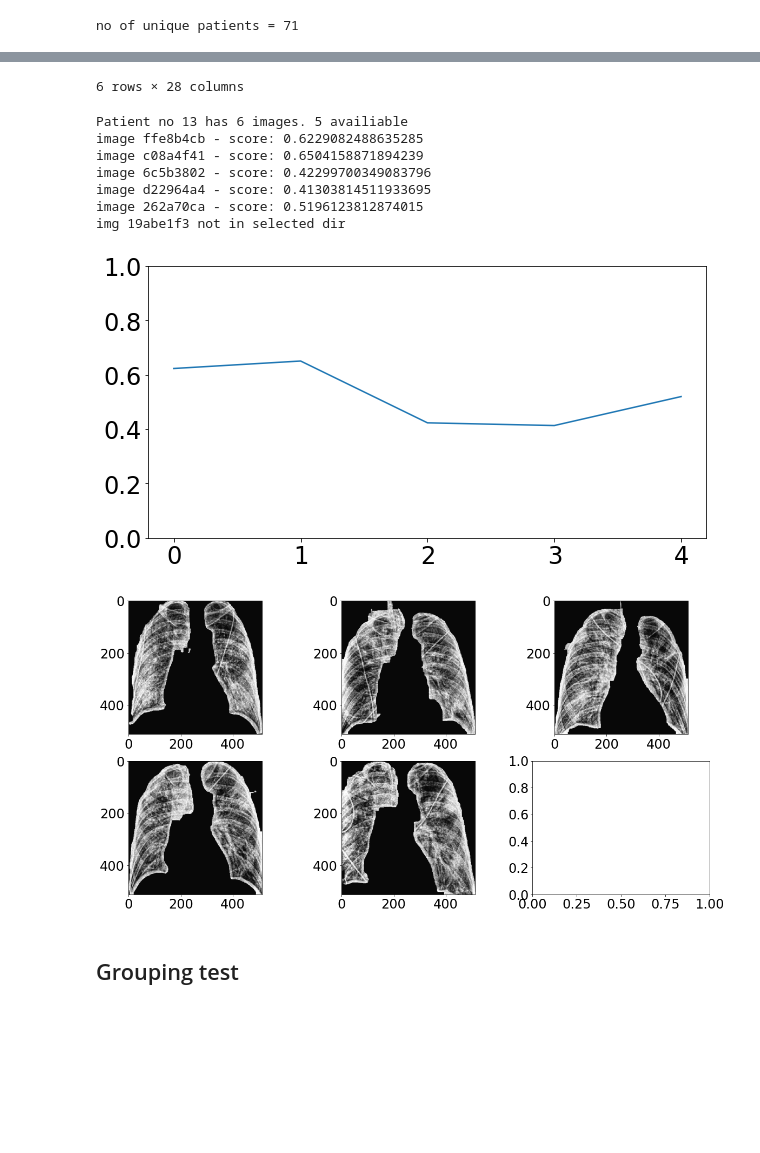
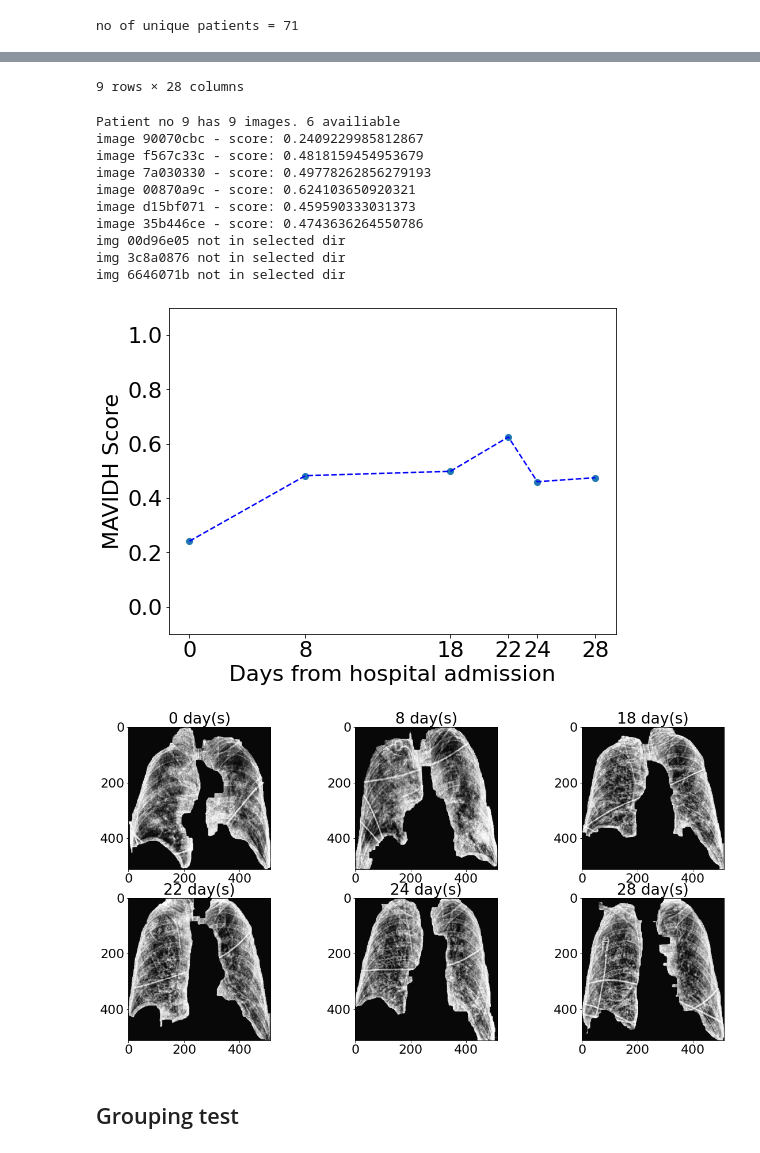
Before and after one commit to dougpsg/covid_mavidh_icufeatures_scoring, a Jupyter notebook: severity_scoring.ipynb, the cells around one changed output, grey strips where cells are left out. Cells and saved outputs as stored; diff of their text form; code cells hidden in the pictures; blank space fills up the shorter version.

```diff
--- a/severity_scoring.ipynb
+++ b/severity_scoring.ipynb
@@ -153,8 +153,8 @@ features = last_features_norm
 # %%
 from sklearn.linear_model import LogisticRegression, LinearRegression
 
-clf_logit = LogisticRegression(random_state=0).fit(features, Y)
-#clf_lin = LinearRegression().fit(features, Y) #[:,[4, 2, 16, 11, 15]]
+#clf_logit = LogisticRegression(random_state=0).fit(features, Y)
+clf_lin = LinearRegression().fit(features, Y) #[:,[4, 2, 16, 11, 15]]
 # %%
 dataset_path = './datasets/hanno_repo'
 metadata = pd.read_csv(os.path.join(dataset_path,'data.csv'))
@@ -187,56 +187,71 @@ with open(images_id_path) as imgs_id:
 # %%
 import matplotlib.image as mpimg
 
-#hanno_img_dir = "output/hanno_icu_selected/"
 hanno_img_dir =  "output/hanno_icu_selected_preproc/"
 imgs_hanno = os.listdir(hanno_img_dir)
 
-idx_patient = 13
+idx_patient = 9
 #idx_patient+=1
 
 #check metadata
 imgs_from_patient = metadata['image_id'][metadata['patient_id']==lst_of_patients[idx_patient]].values
 display(metadata[metadata['patient_id']==lst_of_patients[idx_patient]])
+
+days_offset = metadata['admission_offset'][metadata['patient_id']==lst_of_patients[idx_patient]].values
+days_offset = days_offset * -1
+
+
 imgs_in_dir = [i for i in imgs_from_patient if (i + '.png') in imgs_hanno]
-
 print('Patient no',str(idx_patient) ,'has',len(imgs_from_patient),'images.',  len(imgs_in_dir), 'availiable')
 
 #Predict score
 scores=[]
 indexes=[]
+offsets=[]
 for idx_img, img in enumerate(imgs_from_patient):
     if (img + '.png') in imgs_hanno:
-
         index = imgs_ids.index(img + '.png')
-
-        score = clf_logit.predict_proba(hanno_icu_feat_norm)[index][1]
-
-        #scores.append(score[1])
+        #score = clf_logit.predict_proba(hanno_icu_feat_norm)[index][1]
+        score = clf_lin.predict(hanno_icu_feat_norm)[index]
         scores.append(score)
         indexes.append(index)
-
         print('image', img,'-','score:',score)
+        offsets.append(days_offset[idx_img])
     else:
         print('img', img, 'not in selected dir')
 
+plt.rcParams.update({'font.size': 22})
+
 #plot scores
-fig, ax = plt.subplots(figsize=(10,5))
+fig, ax = plt.subplots(figsize=(8,6))
 ax.set_ylim(0,1)
-plt.plot(scores)
+plt.scatter(offsets,scores)
+
+ax.set_ylim(-0.1, 1.1)
+ax.set_xticks(offsets)
+
+#z = np.polyfit(offsets, scores, 1)
+#p = np.poly1d(z)
+plt.plot(offsets,scores,"b--")
+
+ax.set_ylabel('MAVIDH Score')
+ax.set_xlabel('Days from hospital admission')
 
 n_col = 3
 
 if len(indexes) > 0:
     fig, axs = plt.subplots(int(np.ceil(len(indexes)/n_col)), n_col, figsize=(20, 10))
-
     for i, idx in enumerate(indexes):
+        title_ims = str(offsets[i]) + ' day(s)'
         try:
             img = mpimg.imread(os.path.join(hanno_img_dir,imgs_ids[idx]))
             if int(np.ceil(len(indexes)/n_col)) > 1:
                 axs[int(i/n_col),i-(int(i/n_col)*n_col)].imshow(img)
-                #axs[int(i/n_col),i-(int(i/n_col)*n_col)].set_title(imgs_ids[idx])
+                axs[int(i/n_col),i-(int(i/n_col)*n_col)].set_title(title_ims) #offset[i],
             else:
+
                 axs[i-(int(i/n_col)*n_col)].imshow(img)
+                axs[int(i/n_col),i-(int(i/n_col)*n_col)].set_title(title_ims) #offset[i],
         except:
             pass
 # %% [output]
@@ -250,13 +268,16 @@ if len(indexes) > 0:
-6 rows × 28 columns
+9 rows × 28 columns
-Patient no 13 has 6 images. 5 availiable
-image ffe8b4cb - score: 0.6229082488635285
-image c08a4f41 - score: 0.6504158871894239
-image 6c5b3802 - score: 0.42299700349083796
-image d22964a4 - score: 0.41303814511933695
-image 262a70ca - score: 0.5196123812874015
-img 19abe1f3 not in selected dir
+Patient no 9 has 9 images. 6 availiable
+image 90070cbc - score: 0.2409229985812867
+image f567c33c - score: 0.4818159454953679
+image 7a030330 - score: 0.49778262856279193
+image 00870a9c - score: 0.624103650920321
+image d15bf071 - score: 0.459590333031373
+image 35b446ce - score: 0.4743636264550786
+img 00d96e05 not in selected dir
+img 3c8a0876 not in selected dir
+img 6646071b not in selected dir
-[figure, old version]
+[figure, new version]
-[figure, old version]
+[figure, new version]
 # %%
 # def running_mean(x, N):
 #     cumsum = np.cumsum(np.insert(x, 0, 0))
```
Also changed, not shown: parts of 9 cells of this notebook.
